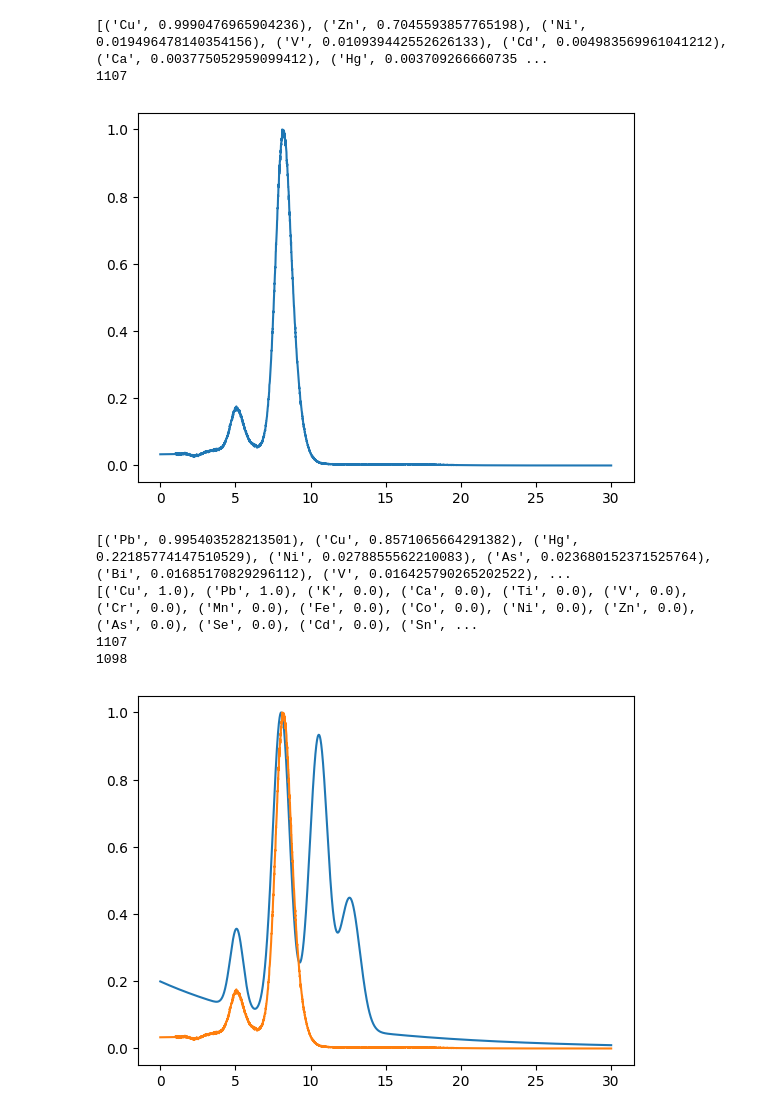
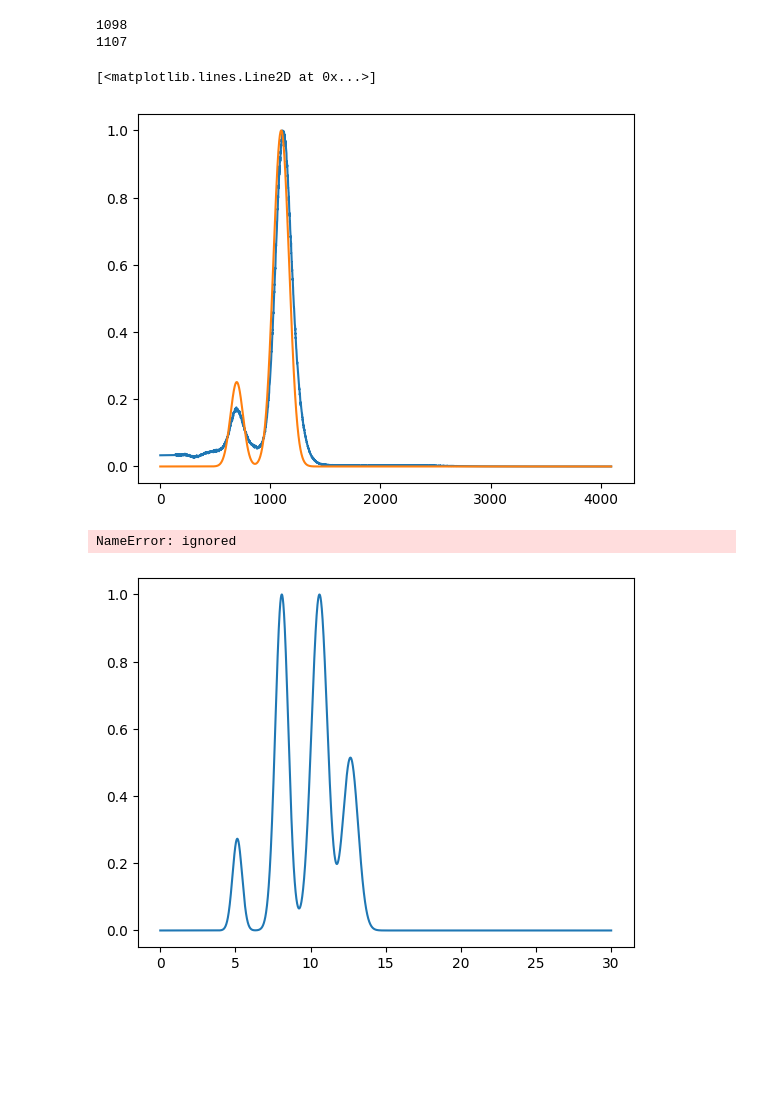
Before and after one commit to erzar0/1d-vit-for-classification-of-xrf-spectra, a Jupyter notebook: proof_of_concept.ipynb, the cells around one changed output. Saved outputs shown, nothing was run; the diff lists cells and outputs as text; code cells hidden in the pictures; blank space fills up the shorter version.

```diff
--- a/proof_of_concept.ipynb
+++ b/proof_of_concept.ipynb
@@ -707,7 +584,8 @@ Tue Dec  5 22:04:13 2023
 # %%
+import time
 N = 100
 plt.figure(100)
 with torch.no_grad():
     # y_pred = model(torch.tensor(X[N, 0].reshape((1, 1, 4096))).float().to(DEVICE))[0]
-    # print_y(y_pred.tolist())
-    # print_y(y[N].tolist())
+    # get_percentages_y(y_pred.tolist())
+    # get_percentages_y(y[N].tolist())
@@ -715,25 +593,22 @@ with torch.no_grad():
 
-    y_pred = model(torch.tensor(array.reshape((1, 1, 4096))).float().to(DEVICE))[0]
-    print_y(y_pred.tolist())
-    print(np.argmax(array))
-    plt.plot(np.linspace(0,30, 4096), array)
+plt.plot(array)
+example_X, example_y = generate_training_data(element_lines, mu_max_err = 0.002, sigma_max_err = 0.00, mu_max_err_global = 0.00, samples=100,  elements_per_sample=10, element_numbers = [9], use_percentages=True)
+
+print(np.argmax(example_X[0]))
+print(np.argmax(array))
+
+plt.plot(example_X[0])
 # %% [output]
-[('Cu', 0.9990476965904236), ('Zn', 0.7045593857765198), ('Ni', 0.019496478140354156), ('V', 0.010939442552626133), ('Cd', 0.004983569961041212), ('Ca', 0.003775052959099412), ('Hg', 0.003709266660735 ...
+1098
 1107
+[<matplotlib.lines.Line2D at 0x...>]
-[figure, old version]
+[figure, new version]
 # %%
-# plt.plot(np.linspace(0,30, 4096), array - example_X[4])
+n = 12
 plt.plot(np.linspace(0,30, 4096), example_X[0])
-plt.plot(np.linspace(0,30, 4096), array)
-y_pred = model(torch.tensor(example_X[11].reshape(1, 1, 4096)).float().to(DEVICE))[0]
-print_y(y_pred.tolist())
-print_y(example_y[11])
-# loss = criterion(y_pred, example_y[0])
-print(np.argmax(array))
-print(np.argmax(example_X[0]))
+y_pred = model(torch.tensor(example_X[n].reshape(1, 1, 4096)).float().to(DEVICE))[0]
+get_percentages_y(example_y[n])
+get_percentages_y(y_pred.tolist())
 # %% [output]
-[('Pb', 0.995403528213501), ('Cu', 0.8571065664291382), ('Hg', 0.22185774147510529), ('Ni', 0.0278855562210083), ('As', 0.023680152371525764), ('Bi', 0.01685170829296112), ('V', 0.016425790265202522), ...
-[('Cu', 1.0), ('Pb', 1.0), ('K', 0.0), ('Ca', 0.0), ('Ti', 0.0), ('V', 0.0), ('Cr', 0.0), ('Mn', 0.0), ('Fe', 0.0), ('Co', 0.0), ('Ni', 0.0), ('Zn', 0.0), ('As', 0.0), ('Se', 0.0), ('Cd', 0.0), ('Sn', ...
-1107
-1098
+NameError: ignored
-[figure, old version]
+[figure, new version]
```
Also changed, not shown: parts of 15 cells of this notebook.
